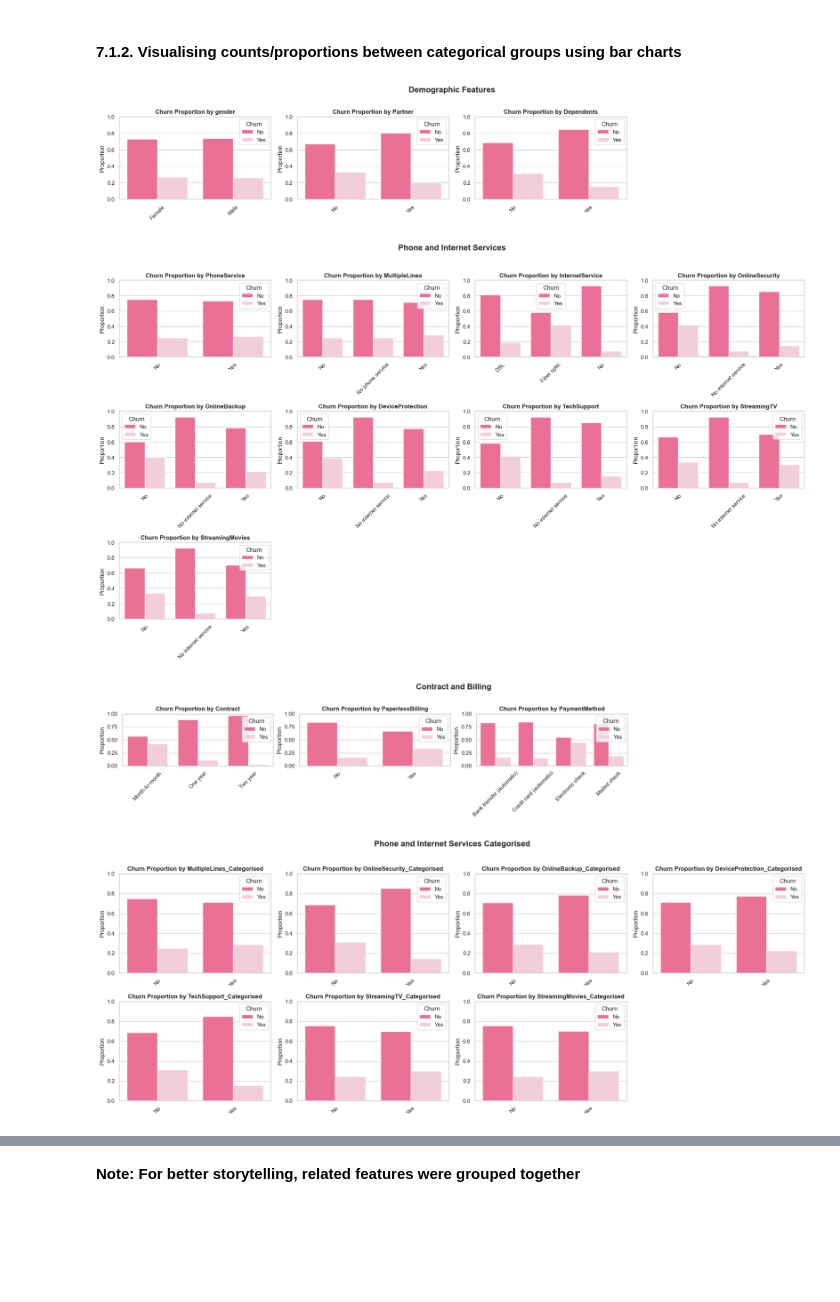
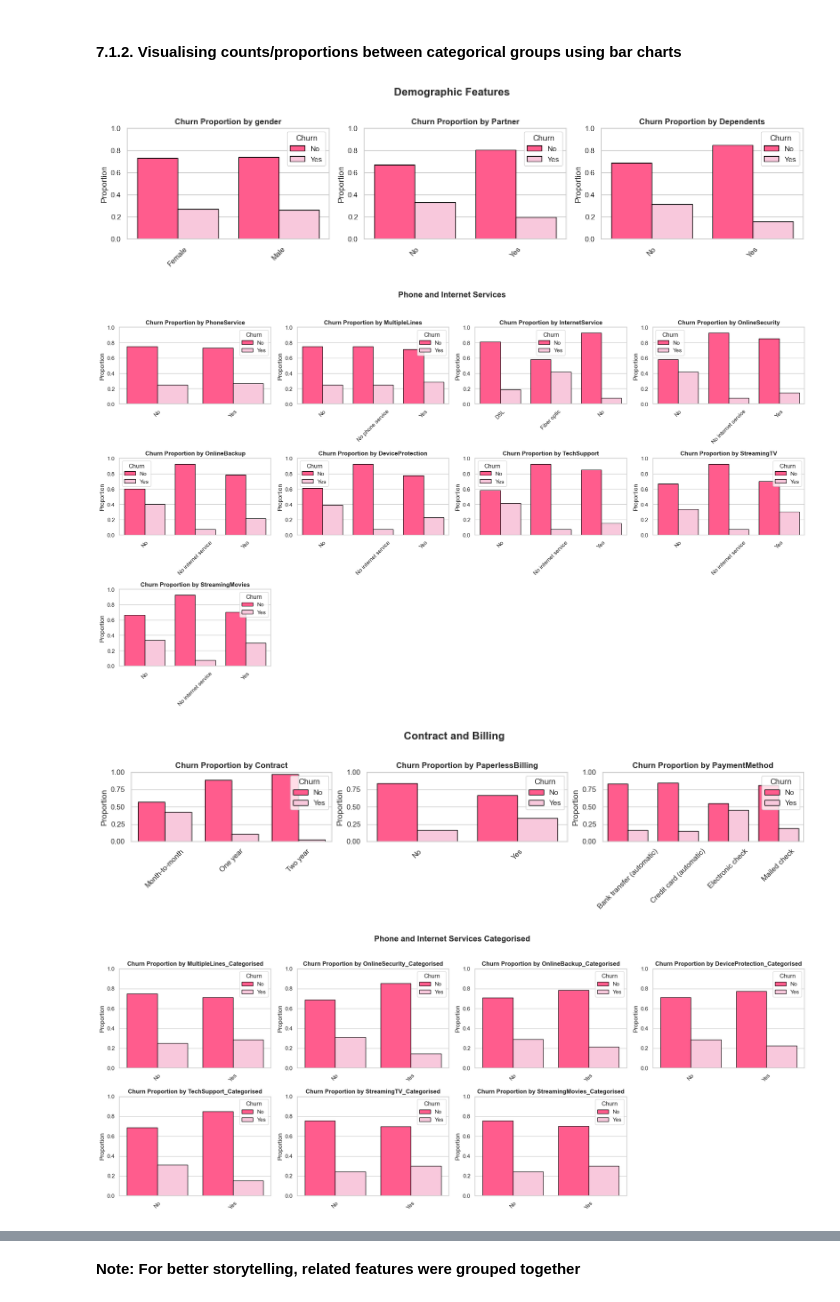
Before and after one commit to codedbyseosy/Exploratory-Data-Analysis-EDA-Project, a Jupyter notebook: Customer Churn Prediction/notebooks/01_eda.ipynb, the cells around one changed output, grey strips where cells are left out. Cells and saved outputs as stored; diff of their text form; code cells hidden in the pictures; blank space fills up the shorter version.

```diff
--- a/Customer Churn Prediction/notebooks/01_eda.ipynb
+++ b/Customer Churn Prediction/notebooks/01_eda.ipynb
@@ -879,12 +885,23 @@ num_cols = ['MonthlyCharges', 'TotalCharges', 'EstimatedTotalCharges', 'tenure']
 df = dataset[num_cols]
 
 # Create a figure with 1 row and 4 subplots (one for each numerical column)
+# Create a figure with 1 row and 4 subplots (one for each numerical column)
 fig, axes = plt.subplots(1, 4, figsize=(20, 4))
 
 # Loop through each numerical column and its corresponding subplot
 for i, col in enumerate(num_cols):
-    #  Create a boxplot for the column
-    sns.boxplot(y=df[col], ax=axes[i], color='lightpink')
+    #  Create a boxplot with saturation and black edges
+    sns.boxplot(
+        y=df[col],
+        ax=axes[i],
+        color='#FF5C8D',
+        linewidth=1.5,       # edge line width
+        saturation=0.8,      # saturation of fill
+        boxprops=dict(edgecolor="black"),
+        whiskerprops=dict(color="black", linewidth=1.2),
+        capprops=dict(color="black", linewidth=1.2),
+        medianprops=dict(color="black", linewidth=3)  # highlight median
+    )
 
     # Add a title and axis labels
     axes[i].set_title(f'Boxplot of {col}')
@@ -898,9 +915,9 @@ for i, col in enumerate(num_cols):
     axes[i].text(0, median_val, f'Median: {median_val:.2f}',
                  horizontalalignment='center',
                  verticalalignment='bottom',
-                 fontsize=10, color='black', fontweight='bold')
+                 fontsize=10, color='white', fontweight='bold')
 
-# Add a main title and  footnotefor all three boxplots
+# Add a main title and footnote for all boxplots
 plt.suptitle('Boxplots of Numerical Features', fontsize=16)
 
 plt.figtext(0.5, -0.05, "Data Source: Telecom Customer Churn Dataset",
@@ -1280,71 +1297,74 @@ feature_groups = {
         'TechSupport', 'StreamingTV', 'StreamingMovies'
     ],
     "Contract and Billing": ['Contract', 'PaperlessBilling', 'PaymentMethod'],
-    "Phone and Internet Services Categorised":  ['MultipleLines_Categorised', 'OnlineSecurity_Categorised', 'OnlineBackup_Categorised',
-                                     'DeviceProtection_Categorised', 'TechSupport_Categorised', 'StreamingTV_Categorised', 'StreamingMovies_Categorised'],
-    "Contract and Billing Categorised": ['PaymentMethod_Categorised']
+    "Phone and Internet Services Categorised":  [
+        'MultipleLines_Categorised', 'OnlineSecurity_Categorised',
+        'OnlineBackup_Categorised', 'DeviceProtection_Categorised',
+        'TechSupport_Categorised', 'StreamingTV_Categorised',
+        'StreamingMovies_Categorised'
+    ],
+    "Contract and Billing Categorised": ['PaymentMethod', 'PaymentMethod_Categorised']
 }
-
 
 # Loop through each group of features
 for group_name, features in feature_groups.items():
 
-    # Define subplot grid: 4 columns, enough rows for all features
-    cols = 4
+    # Dynamically pick number of columns
+    if len(features) <= 3:
+        cols = len(features)     # no wasted empty plots
+    elif len(features) <= 6:
+        cols = 3                 # 2 rows max
+    else:
+        cols = 4                 # safe default for larger groups
+
     rows = (len(features) + cols - 1) // cols  # ceiling division for rows
+
     fig, axes = plt.subplots(rows, cols, figsize=(5 * cols, 4 * rows))
-    axes = axes.flatten()  # flatten so we can index with a single list
+    axes = np.atleast_1d(axes).flatten()  # flatten to always be iterable
 
     # Loop through each feature in the group
     for i, feature in enumerate(features):
-        # Count churn vs non-churn for each category of the feature
         proportions = (
             dataset.groupby([feature, 'Churn']).size()
-            .unstack(fill_value=0)  # make churn values into columns (Yes/No)
+            .unstack(fill_value=0)
         )
-
-        # Convert counts into proportions (normalize by row total)
         proportions = proportions.div(proportions.sum(axis=1), axis=0).reset_index()
 
-        # Reshape data into "long" format for seaborn plotting
         melted = proportions.melt(
             id_vars=feature,
             value_vars=['No', 'Yes'],
             var_name='Churn',
             value_name='Proportion'
         )
 
-        # Create a bar plot for this feature
         sns.barplot(
             x=feature,
             y='Proportion',
             hue='Churn',
             data=melted,
             palette=palette,
-            ax=axes[i]
+            ax=axes[i],
+            edgecolor='black',
+            linewidth=1,
+            saturation=1
         )
 
-        # Customize each subplot
         axes[i].set_title(f'Churn Proportion by {feature}', fontsize=12, fontweight='bold')
-        axes[i].set_xlabel('')  # remove x-axis label (feature name already in ticks)
+        axes[i].set_xlabel('')
         axes[i].set_ylabel('Proportion')
-        axes[i].tick_params(axis='x', rotation=45)  # rotate x labels for readability
-        axes[i].set_ylim(0, 1)  # proportions always between 0 and 1
+        axes[i].tick_params(axis='x', rotation=45)
+        axes[i].set_ylim(0, 1)
 
-    # Turn off any empty subplots (in case features < total grid slots)
+    # Hide unused axes
     for j in range(i + 1, len(axes)):
         axes[j].axis('off')
 
-    # Add a big title for the feature group
+    # Add group title
     plt.suptitle(f'{group_name}', fontsize=16, fontweight='bold')
-
-    # Adjust layout to avoid overlap with the group title
     plt.tight_layout(rect=[0, 0, 1, 0.96])
-
-    # Show the final figure for this group
     plt.show()
 # %% [output]
-[figure, old version]
+[figure, new version]
-[figure, old version]
+[figure, new version]
-[figure, old version]
+[figure, new version]
-[figure, old version]
+[figure, new version]
```
Also changed, not shown: parts of 9 cells of this notebook, 23 other files.
